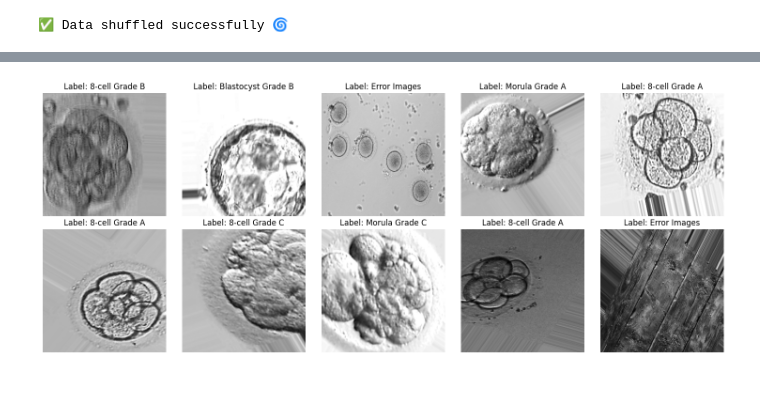
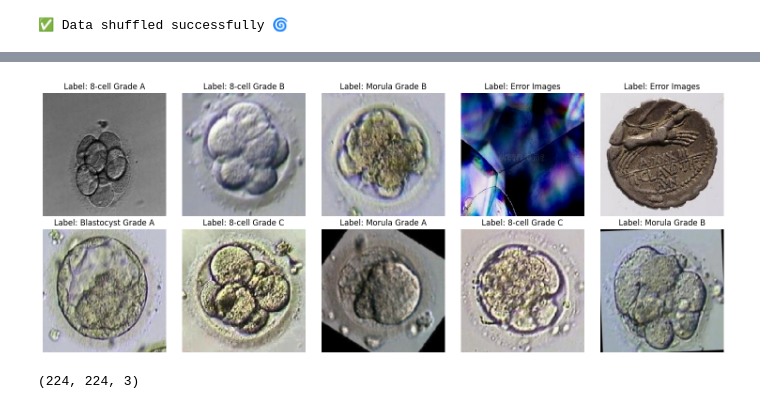
Before and after one commit to revanth-kumar-01-ai/360DigitMG-Training-Phase, a Jupyter notebook: Embryo-Project-Deeplearning/research/02.Data_Preprocessing.ipynb, the cells around one changed output, grey strips where cells are left out. Saved outputs shown, nothing was run; the diff lists cells and outputs as text; code cells hidden in the pictures.

```diff
--- a/Embryo-Project-Deeplearning/research/02.Data_Preprocessing.ipynb
+++ b/Embryo-Project-Deeplearning/research/02.Data_Preprocessing.ipynb
@@ -318,0 +203,9 @@ ImagePrePreprocessingData.generateAugmentation('../artifacts/data_ingestion/Embr
+# %%
+# Before data augmentation data counts
+
+for folder in os.listdir(dataPath):
+    img_path = os.path.join(dataPath, folder)
+    if img_path:
+        print(f'{folder} : {len(os.listdir(img_path))}')
+    else:
+        print("Not found the path")
@@ -326,0 +308,6 @@ ImagePrePreprocessingData.VisualClassesCount(base_path)
+# %%
+# Images count
+
+for folder in os.listdir(dataPath):
+    folder_path = os.path.join(dataPath, folder)
+    print(folder, ":", len(os.listdir(folder_path)))
@@ -363,5 +379,3 @@ print(f"🎯 Total Labels: {len(np.unique(y))}")
-# %%
-X  = X / 255.0  #its range is 0 to 1
 # %% [markdown]
 #### Image Cleaning Process
 
@@ -370,22 +384,26 @@ X  = X / 255.0  #its range is 0 to 1
 - Duplicates
 - Corrupted files
 # %%
+import hashlib
+
+def hash_image(img):
+    return hashlib.md5(img.tobytes()).hexdigest()
+
 clean_images = []
 clean_labels = []
+seen_hashes = set()
 
 for img, label in zip(X, y):
-    # ❌ Skip blank or corrupted images
     if img is not None and img.size != 0:
-        # ✅ Skip duplicates
-        if not any(np.array_equal(img, x) for x in clean_images):
+        img_hash = hash_image(img)
+        if img_hash not in seen_hashes:
             clean_images.append(img)
             clean_labels.append(label)
+            seen_hashes.add(img_hash)
 
-# ✅ Convert to NumPy arrays
 clean_images = np.array(clean_images)
 clean_labels = np.array(clean_labels)
 
-# 🖨️ Print results
 print(f"✅ Cleaned images count: {len(clean_images)} 🖼️")
 print(f"✅ Cleaned labels count: {len(clean_labels)} 🏷️")
 # %% [output]
@@ -411,21 +429,25 @@ clean labels count: (9039,)
 # %%
 # clean dataset visual images and labels
 
-
 indices = random.sample(range(len(clean_images)), 10)
 
+# Plot
 plt.figure(figsize=(15, 6))
 
 for i, idx in enumerate(indices):
     plt.subplot(2, 5, i + 1)
-    plt.imshow(clean_images[idx].squeeze(), cmap='gray')  # Use squeeze if shape is (H, W, 1)
+    plt.imshow(clean_images[idx])  # RGB image
     plt.title(f"Label: {clean_labels[idx]}")
     plt.axis('off')
 
 plt.tight_layout()
 plt.show()
 # %% [output]
-[figure, old version]
+[figure, new version]
+# %%
+clean_images[0].shape
+# %% [output]
+(224, 224, 3)
 # %%
 # classes counts after remove the duplicate and blank image then Corrupted image
 
```
Also changed, not shown: parts of 39 cells of this notebook, 53 other files.
